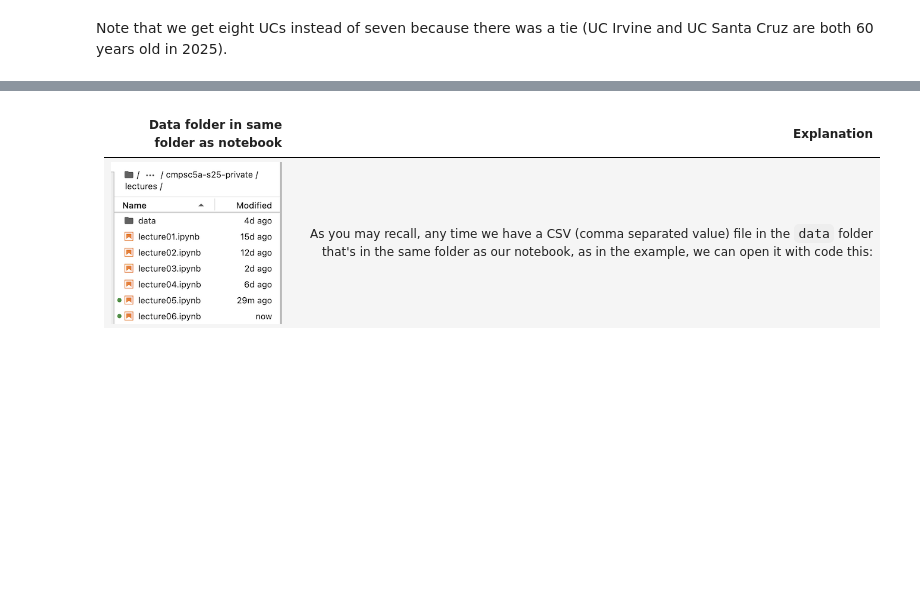
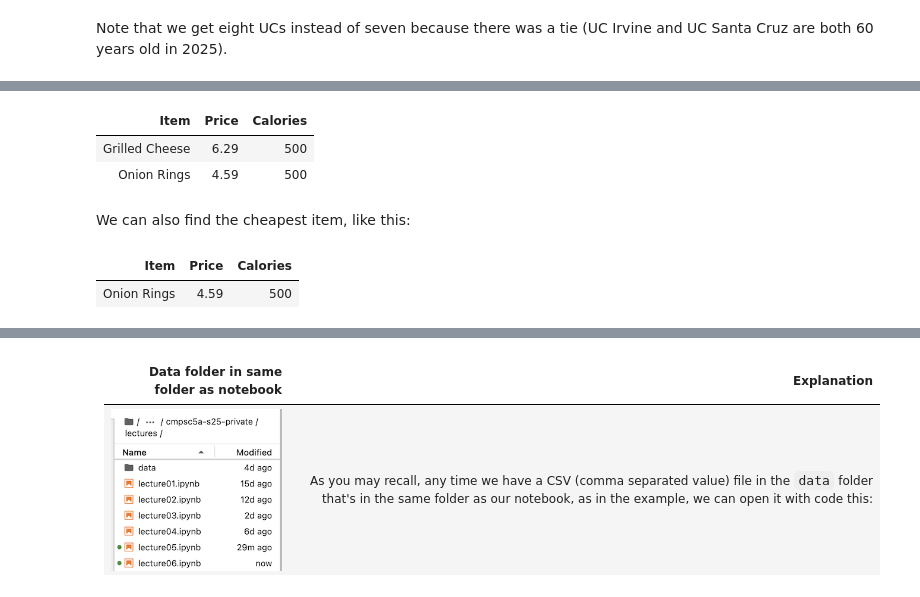
Before and after one commit to ucsb-ds/cmpsc5a-f25-students, a Jupyter notebook: lectures/lecture07.ipynb, the cells around one changed output, grey strips where cells are left out. Drawn from its saved outputs; the diff is of its cells as text; code cells hidden in the pictures; blank space fills up the shorter version.

```diff
--- a/lectures/lecture07.ipynb
+++ b/lectures/lecture07.ipynb
@@ -165,0 +273,15 @@ Note that we get eight UCs instead of seven because there was a tie (UC Irvine a
+# %%
+minCalories = min(menu.column("Calories"))
+menu.where("Calories", are.equal_to(minCalories))
+# %% [output]
+| Item | Price | Calories |
+| Grilled Cheese | 6.29 | 500 |
+| Onion Rings | 4.59 | 500 |
+# %% [markdown]
+We can also find the cheapest item, like this:
+# %%
+cheapest = min(menu.column("Price"))
+menu.where("Price",are.equal_to(cheapest))
+# %% [output]
+| Item | Price | Calories |
+| Onion Rings | 4.59 | 500 |
```
Also changed, not shown: parts of 29 cells of this notebook.
